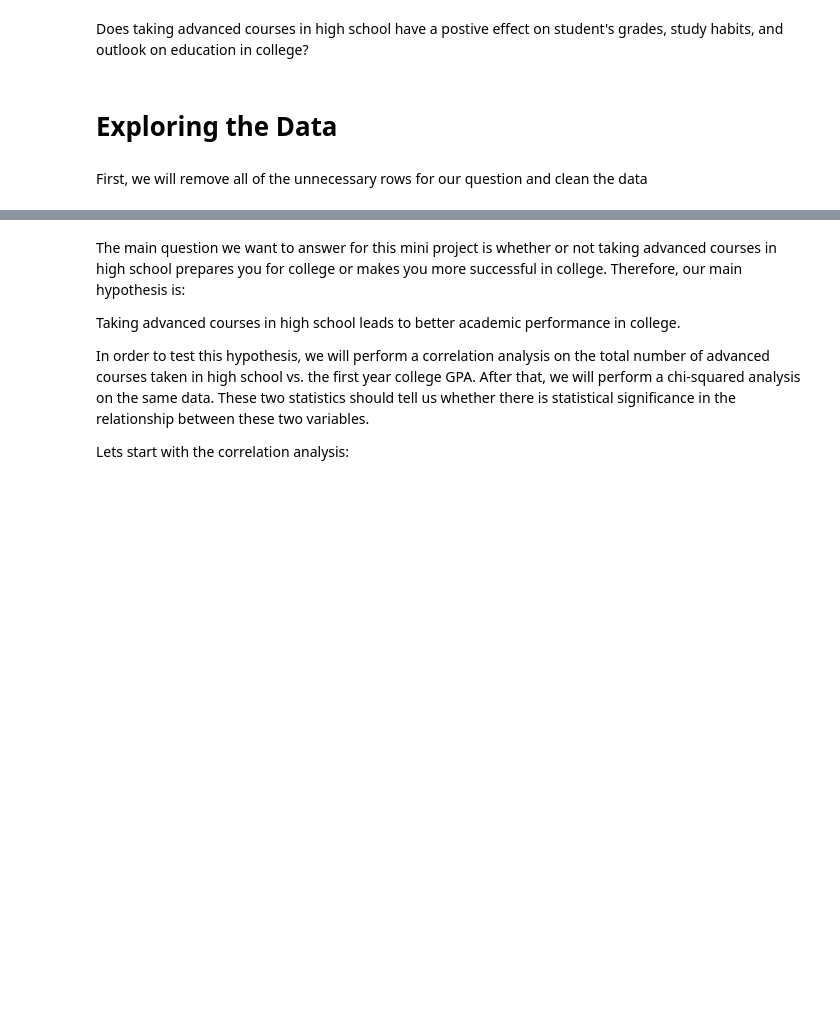
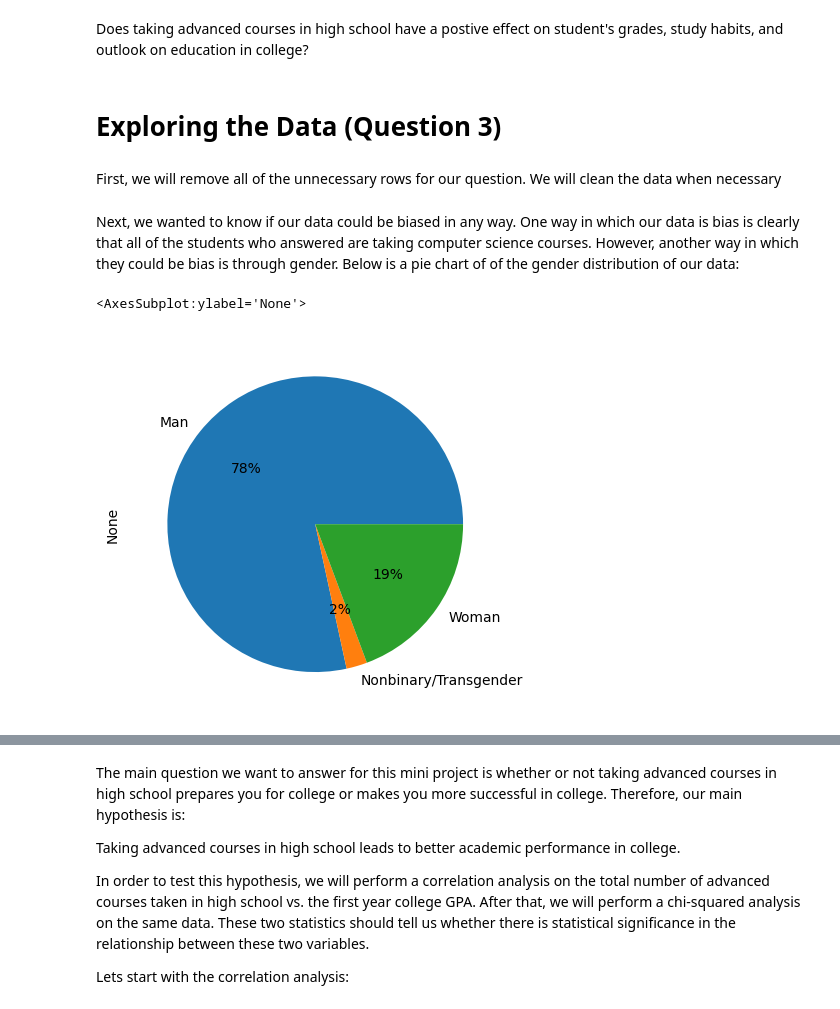
Before and after one commit to TheHenn17/CS105_Miniproject, a Jupyter notebook: project.ipynb, the cells around one changed output, grey strips where cells are left out. Saved outputs shown, nothing was run; the diff lists cells and outputs as text; code cells hidden in the pictures; blank space fills up the shorter version.

```diff
--- a/project.ipynb
+++ b/project.ipynb
@@ -23,9 +19,9 @@ This is our CS 105 Mini Project.
 # %% [markdown]
 Does taking advanced courses in high school have a postive effect on student's grades, study habits, and outlook on education in college?
 # %% [markdown]
-# Exploring the Data
+# Exploring the Data (Question 3)
 # %% [markdown]
-First, we will remove all of the unnecessary rows for our question and clean the data
+First, we will remove all of the unnecessary rows for our question. We will clean the data when necessary
 # %%
 import matplotlib.pyplot as plt
 import pandas as pd
@@ -40,3 +37,11 @@ inds = [1, 2, 3, 5, 6, 7, 9, 15, 16, 17, 18, 19, 20, 21, 23, 31, 32, 33, 43, 46,
 data = data.iloc[:,inds]
 
 data.to_csv("cleaned.csv")
+# %% [markdown]
+Next, we wanted to know if our data could be biased in any way. One way in which our data is bias is clearly that all of the students who answered are taking computer science courses. However, another way in which they could be bias is through gender. Below is a pie chart of of the gender distribution of our data:
+# %%
+gender_data = data.replace("Non-binary/non-conforming", "Nonbinary/Transgender").replace("Transgender-Woman", "Nonbinary/Transgender")
+gender_data.groupby("What gender do you identify as?").size().plot.pie(y='Gender Distribution', autopct='%.0f%%')
+# %% [output]
+<AxesSubplot:ylabel='None'>
+[figure, added]
```
Also changed, not shown: parts of 41 cells of this notebook, 1 other file.
